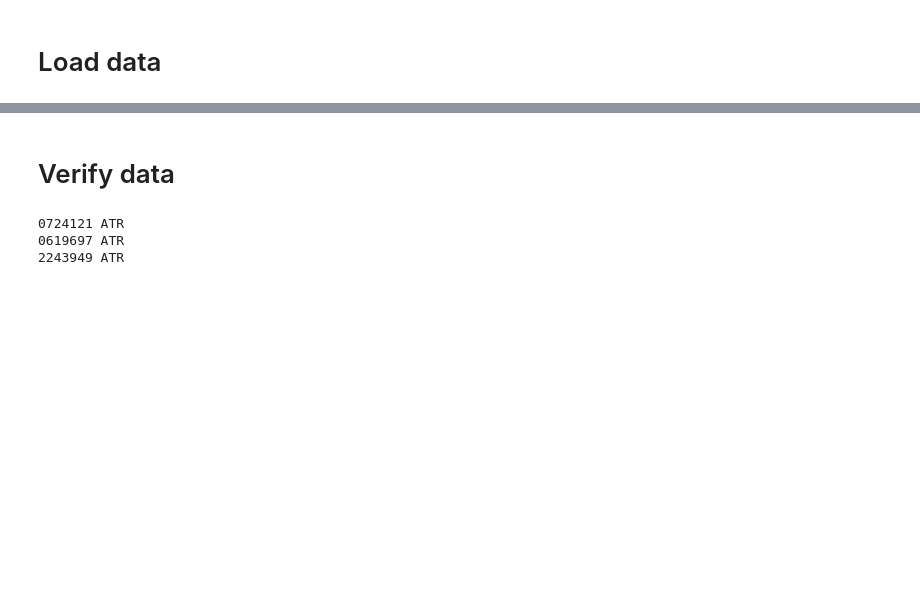
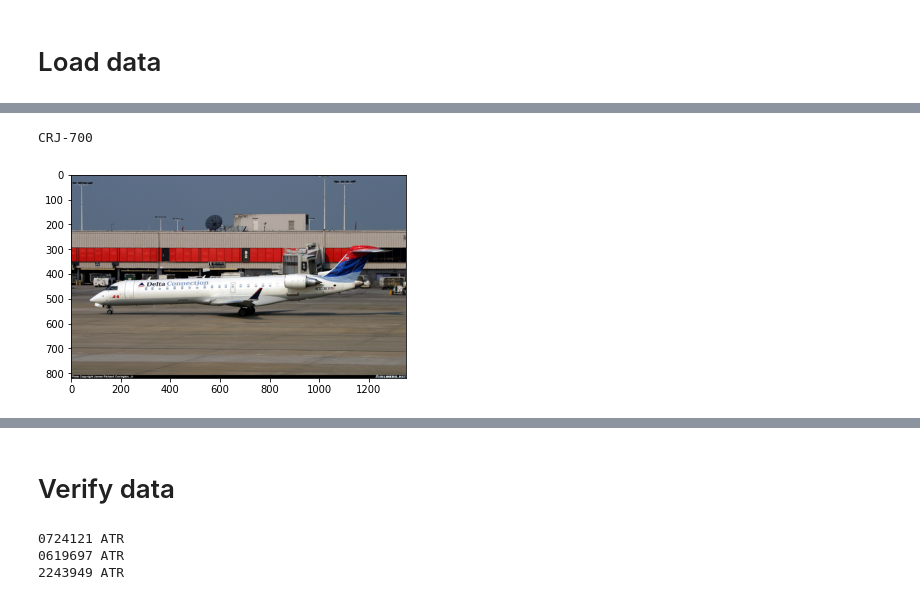
Before and after one commit to amsewr/planeclassification, a Jupyter notebook: notebooks/train_classification_model.ipynb, the cells around one changed output, grey strips where cells are left out. Saved outputs shown, nothing was run; the diff lists cells and outputs as text; code cells hidden in the pictures; blank space fills up the shorter version.

```diff
--- a/notebooks/train_classification_model.ipynb
+++ b/notebooks/train_classification_model.ipynb
@@ -39,0 +163,31 @@ array(['Boeing', 'Airbus', 'ATR', 'Antonov', 'British Aerospace',
+# %%
+# La fonction :
+# - prend un df (argument)
+# - prend une ligne (row : argument, l'indice de la ligne)
+# - prend une colonne (target : argument)
+# - elle affiche la classe (valeur de target) et l'image associée, pour la ligne en argument
+
+def show_image(df, row, target) :
+  """Show an image from an image database, with the associated class
+
+  Parameters
+  -----------
+  df(pd.DataFrame) : images definition dataframe
+  row (int) :  row index in df of image to be displayed
+  target (str) : name of the target column
+
+  Returns
+  ---------
+  None
+  """
+  assert target in df.columns, "Missing target column in dataframe"
+  assert 'path' in df.columns, "Missing image path in dataframe"
+  print(df.iloc[row,][target])
+  plt.imshow(plt.imread(df.iloc[row,]['path']))
+
+  return
+# %%
+show_image(build_image_database(DATA_DIR / 'images_family_train.txt', 'family'), 1515, 'family')
+# %% [output]
+CRJ-700
+[figure, added]
```
Also changed, not shown: parts of 32 cells of this notebook.
